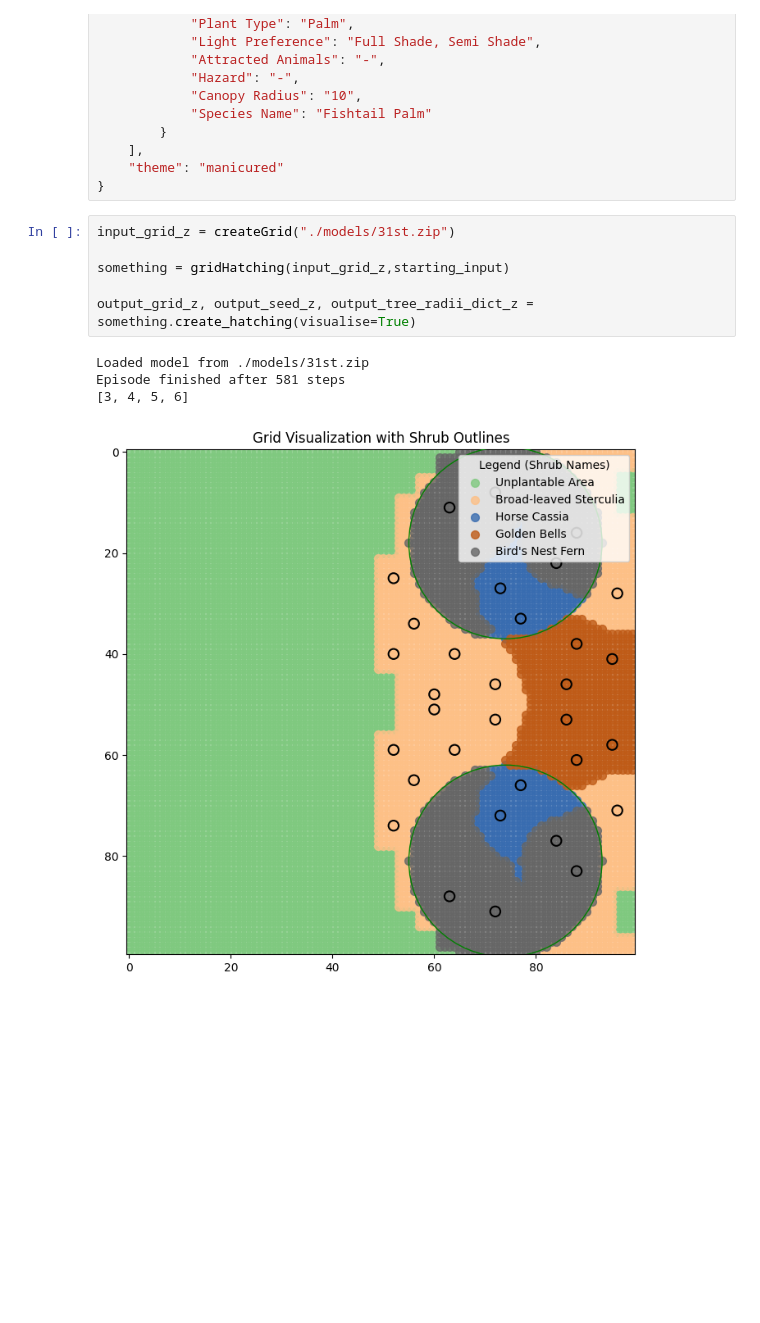
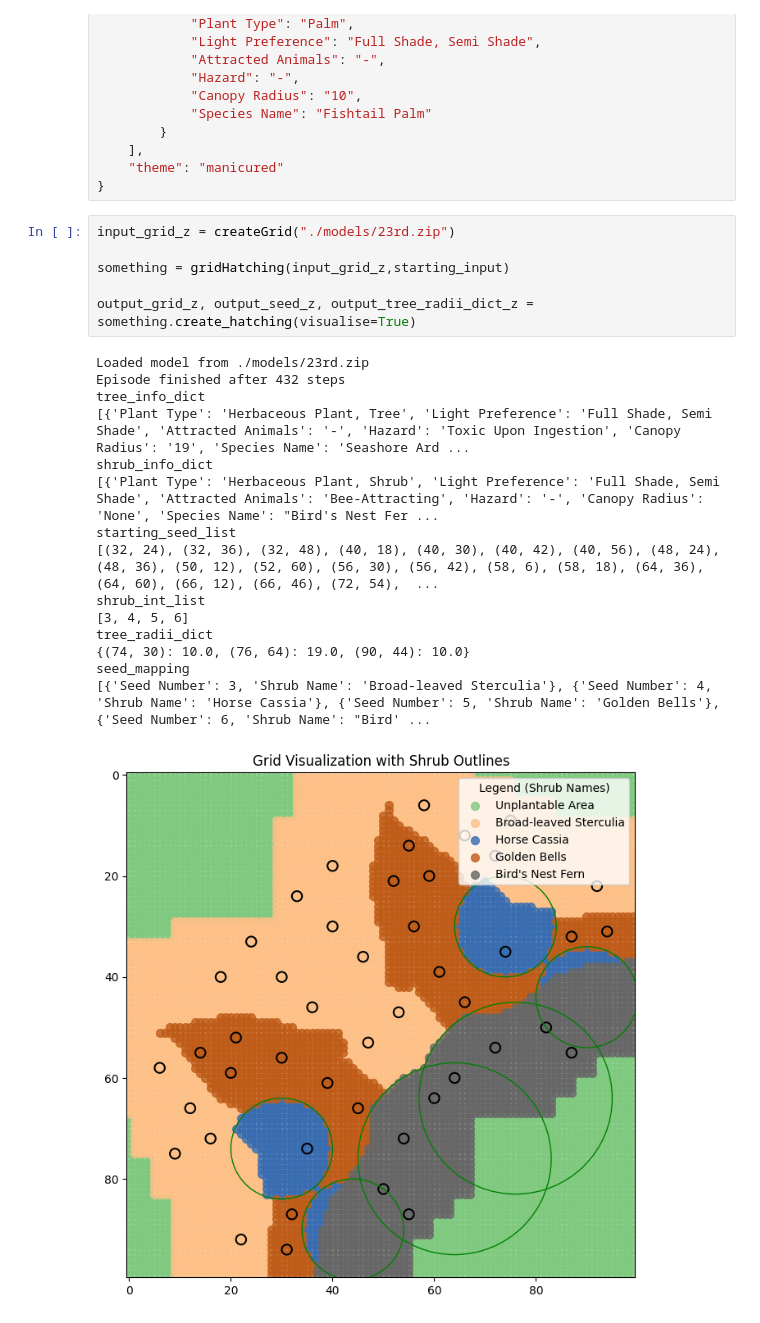
Before and after one commit to Jaywhisker/HDB_Planters, a Jupyter notebook: hdb-spatial-placement/notebooks/organisedNotebook.ipynb, the cells around one changed output. Saved outputs shown, nothing was run; the diff lists cells and outputs as text; blank space fills up the shorter version.

```diff
--- a/hdb-spatial-placement/notebooks/organisedNotebook.ipynb
+++ b/hdb-spatial-placement/notebooks/organisedNotebook.ipynb
@@ -3189,13 +3389,24 @@ starting_input = {
     "theme": "manicured"
 }
 # %%
-input_grid_z = createGrid("./models/31st.zip")
+input_grid_z = createGrid("./models/23rd.zip")
 
 something = gridHatching(input_grid_z,starting_input)
 
 output_grid_z, output_seed_z, output_tree_radii_dict_z = something.create_hatching(visualise=True)
 # %% [output]
-Loaded model from ./models/31st.zip
-Episode finished after 581 steps
+Loaded model from ./models/23rd.zip
+Episode finished after 432 steps
+tree_info_dict
+[{'Plant Type': 'Herbaceous Plant, Tree', 'Light Preference': 'Full Shade, Semi Shade', 'Attracted Animals': '-', 'Hazard': 'Toxic Upon Ingestion', 'Canopy Radius': '19', 'Species Name': 'Seashore Ard ...
+shrub_info_dict
+[{'Plant Type': 'Herbaceous Plant, Shrub', 'Light Preference': 'Full Shade, Semi Shade', 'Attracted Animals': 'Bee-Attracting', 'Hazard': '-', 'Canopy Radius': 'None', 'Species Name': "Bird's Nest Fer ...
+starting_seed_list
+[(32, 24), (32, 36), (32, 48), (40, 18), (40, 30), (40, 42), (40, 56), (48, 24), (48, 36), (50, 12), (52, 60), (56, 30), (56, 42), (58, 6), (58, 18), (64, 36), (64, 60), (66, 12), (66, 46), (72, 54),  ...
+shrub_int_list
 [3, 4, 5, 6]
+tree_radii_dict
+{(74, 30): 10.0, (76, 64): 19.0, (90, 44): 10.0}
+seed_mapping
+[{'Seed Number': 3, 'Shrub Name': 'Broad-leaved Sterculia'}, {'Seed Number': 4, 'Shrub Name': 'Horse Cassia'}, {'Seed Number': 5, 'Shrub Name': 'Golden Bells'}, {'Seed Number': 6, 'Shrub Name': "Bird' ...
-[figure, old version]
+[figure, new version]
```
Also changed, not shown: parts of 1 cell of this notebook.
